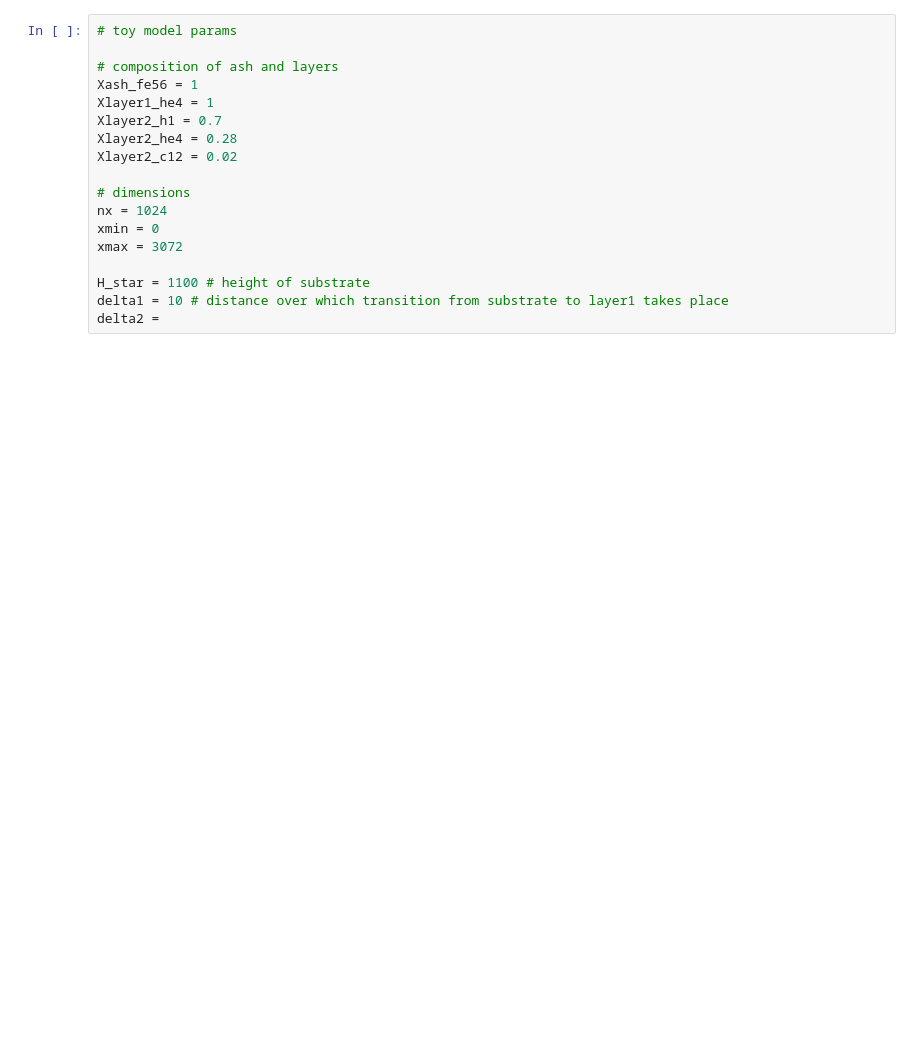
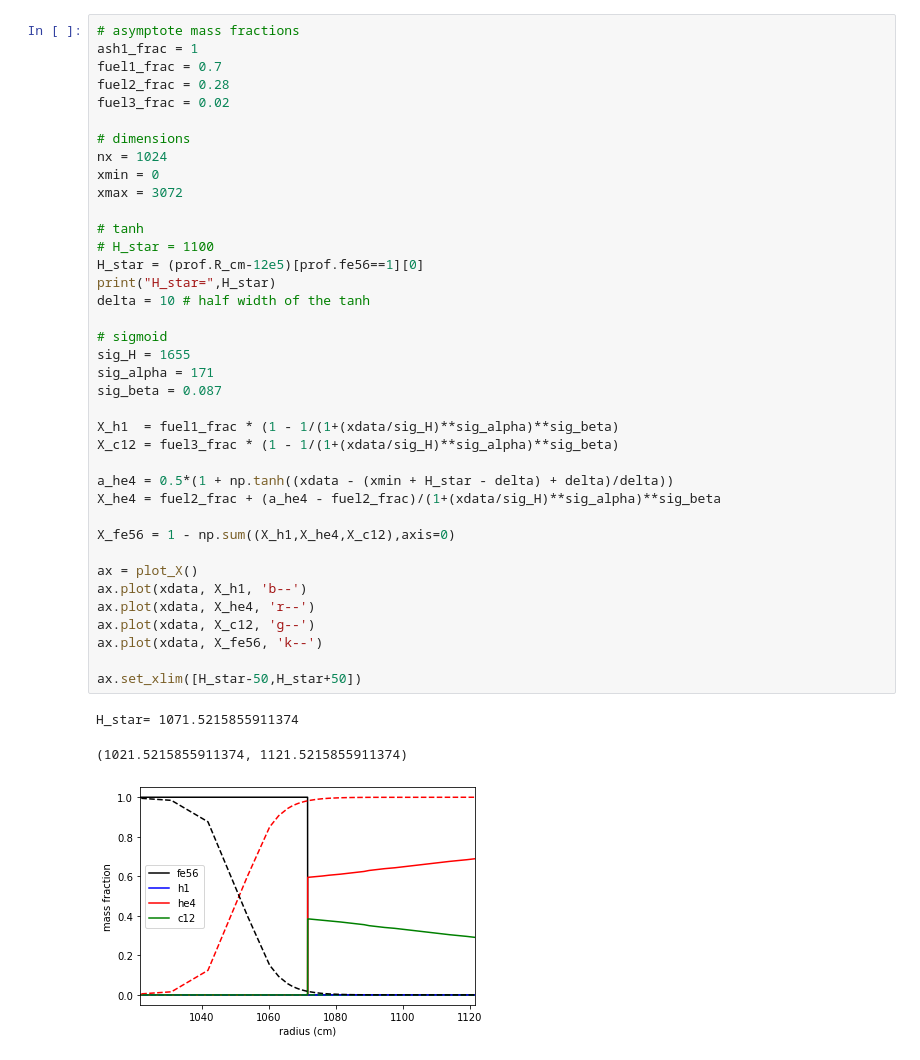
Before and after one commit to AMReX-Astro/MAESTROeX, a Jupyter notebook: Exec/science/xrb_layered/create_initial_model/construct_toy_model.ipynb, the cells around one changed output. Saved outputs shown, nothing was run; the diff lists cells and outputs as text; blank space fills up the shorter version.

```diff
--- a/Exec/science/xrb_layered/create_initial_model/construct_toy_model.ipynb
+++ b/Exec/science/xrb_layered/create_initial_model/construct_toy_model.ipynb
@@ -41,18 +83,42 @@ plt.plot(xdata, func(xdata, a=0, b=171, c=1655, d=0.7, m=0.087), 'm:')
 # %%
-# toy model params
-
-# composition of ash and layers
-Xash_fe56 = 1
-Xlayer1_he4 = 1
-Xlayer2_h1 = 0.7
-Xlayer2_he4 = 0.28
-Xlayer2_c12 = 0.02
+# asymptote mass fractions
+ash1_frac = 1
+fuel1_frac = 0.7
+fuel2_frac = 0.28
+fuel3_frac = 0.02
 
 # dimensions
 nx = 1024
 xmin = 0
 xmax = 3072
 
-H_star = 1100 # height of substrate
-delta1 = 10 # distance over which transition from substrate to layer1 takes place
-delta2 =
+# tanh
+# H_star = 1100
+H_star = (prof.R_cm-12e5)[prof.fe56==1][0]
+print("H_star=",H_star)
+delta = 10 # half width of the tanh
+
+# sigmoid
+sig_H = 1655
+sig_alpha = 171
+sig_beta = 0.087
+
+X_h1  = fuel1_frac * (1 - 1/(1+(xdata/sig_H)**sig_alpha)**sig_beta)
+X_c12 = fuel3_frac * (1 - 1/(1+(xdata/sig_H)**sig_alpha)**sig_beta)
+
+a_he4 = 0.5*(1 + np.tanh((xdata - (xmin + H_star - delta) + delta)/delta))
+X_he4 = fuel2_frac + (a_he4 - fuel2_frac)/(1+(xdata/sig_H)**sig_alpha)**sig_beta
+
+X_fe56 = 1 - np.sum((X_h1,X_he4,X_c12),axis=0)
+
+ax = plot_X()
+ax.plot(xdata, X_h1, 'b--')
+ax.plot(xdata, X_he4, 'r--')
+ax.plot(xdata, X_c12, 'g--')
+ax.plot(xdata, X_fe56, 'k--')
+
+ax.set_xlim([H_star-50,H_star+50])
+# %% [output]
+H_star= 1071.5215855911374
+(1021.5215855911374, 1121.5215855911374)
+[figure, added]
```
Also changed, not shown: parts of 17 cells of this notebook, 10 other files.
